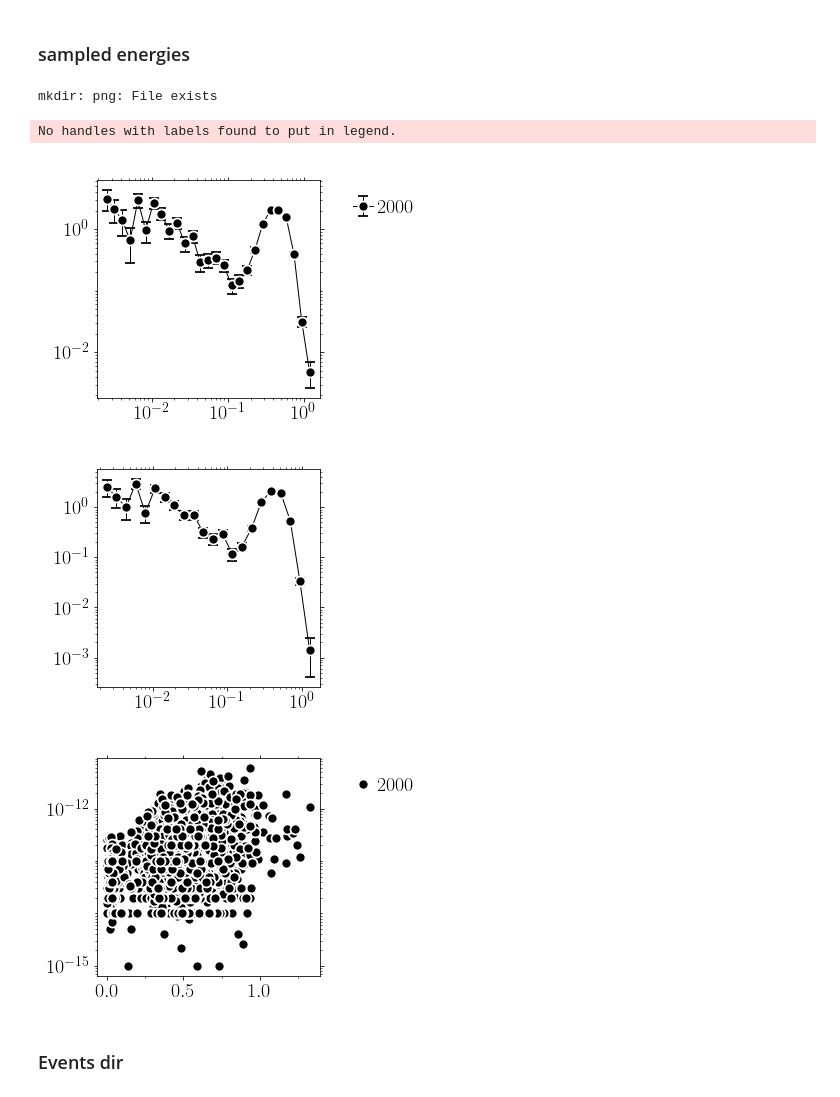
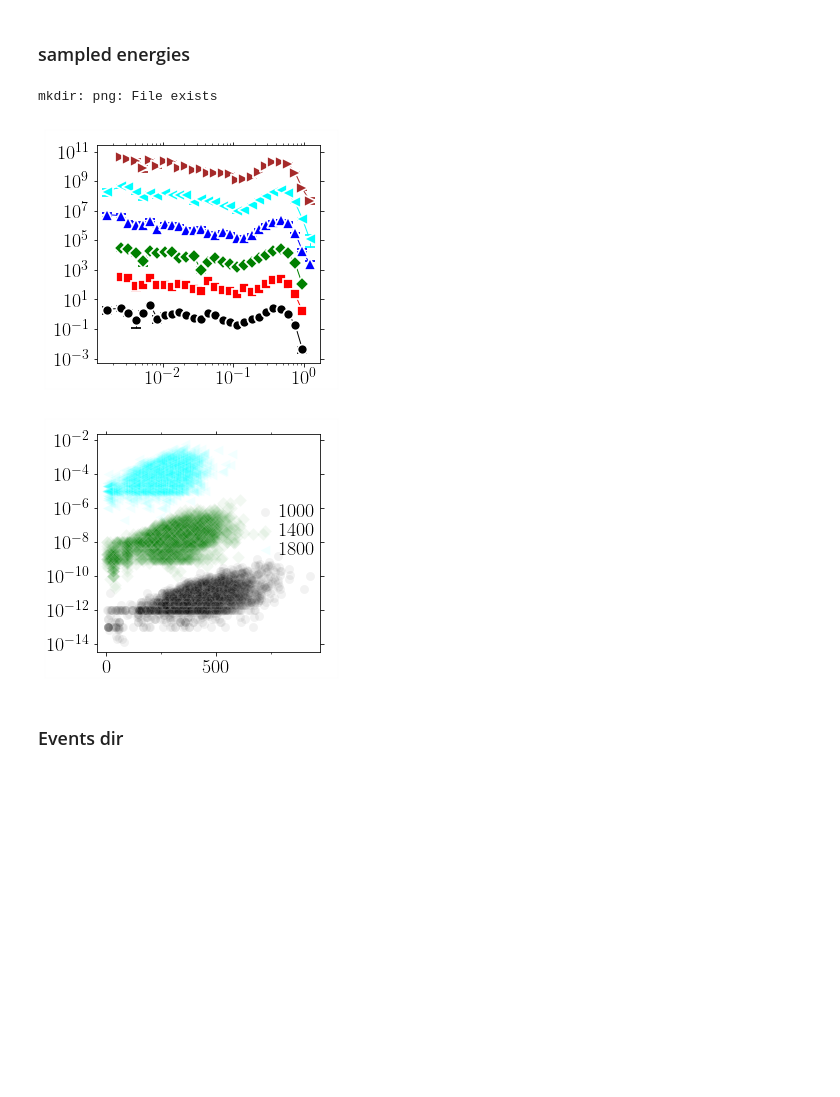
Before and after one commit to kkarimi62/vacancyDiffusion, a Jupyter notebook: postproc/postproc.ipynb, the cells around one changed output. Saved outputs shown, nothing was run; the diff lists cells and outputs as text; code cells hidden in the pictures; blank space fills up the shorter version.

```diff
--- a/postproc/postproc.ipynb
+++ b/postproc/postproc.ipynb
@@ -1634,8 +1844,8 @@ class EnergyStats(Temperature):
             err = err[~filtr]
         #--- plot
             if shift:
-                hist *= 10**indx if shift else 1
-                err *= 10**indx if shift else 1
+                hist *= 100**indx if shift else 1
+                err *= 100**indx if shift else 1
 
             utl.PltErr(bin_edges,hist,
                           yerr=err,
@@ -1650,7 +1860,7 @@ class EnergyStats(Temperature):
                    ax=self.ax,
                    Plot=False,
 
-                    legend=legends.Get(),
+#                    legend=legends.Get(),
                    DrawFrame=DRAW_FRAME,
                    **kwargs
                   )
@@ -1750,16 +1960,18 @@ class EnergyStats(Temperature):
                    ax=self.ax,
                    Plot=False,
 
-                        legend=legends.Get(),
+#                        legend=legends.Get(),
                    DrawFrame=DRAW_FRAME,
                    **kwargs
                   )
 
     def Scatter(self,shift=False,nevery=1,**kwargs):
+        kb_inv=8.61732814974056e05
+
         self.ax = utl.PltErr(None,#ans[:,0],
                         None,#1e8*ans[:,0],
                         attrs={'fmt':'-.r'},Plot=False)
-        symbols=utl.Symbols()
+        symbols=Symbols(markersizes=np.array([10,10,10,12,12,12,10])*8)
         legends = Legends()
         legends.Set(bbox_to_anchor=kwargs['bbox_to_anchor'] if 'bbox_to_anchor' in kwargs #plotAttrs
                     else (1.0,0.5,0.5,0.5))
@@ -1782,13 +1994,16 @@ class EnergyStats(Temperature):
                 print('data_energy.shape (per temperature):',np.array(data_energy).shape)
                 print('data_waitTimes.shape (per temperature):',np.array(data_waitTimes).shape)
             #--- plot scatter
-            scale = 1e5 ** indx if shift else 1
+            scale = 1e2 ** indx if shift else 1
             filtr = data_waitTimes > 0
-            utl.PltErr(data_energy[filtr],scale*data_waitTimes[filtr],
-                        attrs=symbols.GetAttrs(count=indx%7,label=r'$%s$'%temp,fmt='.'),
-                        ax = self.ax,
-                        Plot=False,
-                        )
+#             utl.PltErr(data_energy[filtr]*kb_inv/temp,scale*data_waitTimes[filtr],
+#                         attrs=symbols.GetAttrs(count=indx%7,label=r'$%s$'%temp,fmt='.',alpha=1.0),
+#                         ax = self.ax,
+#                         Plot=False,
+#                         )
+            self.ax.scatter(data_energy[filtr]*kb_inv/temp,scale*data_waitTimes[filtr],
+                        **symbols.GetAttrsScatter(count=indx%7,label=r'$%s$'%temp,fmt='.',alpha=0.1/2),
+                       )
             kount += self.nrun
             #--- plot average
 #             nbins = 8
@@ -1823,59 +2038,58 @@ if not eval(confParser['flags']['RemoteMachine']):
     !mkdir png
 
     stats = EnergyStats(
-#        [1000,1200,1400,1600,1800,2000],8,
+        [1000,1200,1400,1600,1800,2000],8,
 #        [1000,1400,1800,2000],8,
-        [2000],8,
+#        [1000, 1400,1800],8,
         #        np.arange(1000,1440,40),1,
 #        verbose=True
                      )
 #    stats.Parse( list(map(lambda x:'CantorNatom16KTemp%sKEnsemble8/Run%s/msd/timeseries.txt'%(x[0],x[1]),
     stats.Parse( list(map(lambda x:'NiCoCrNatom1KTemp%sK/Run%s/msd/timeseries.txt'%(x[0],x[1]),
 #    stats.Parse( list(map(lambda x:'NiNatom16KTemp%sK/Run%s/msd/timeseries.txt'%(x[0],x[1]),
                          stats.temps_runs ))
                )
     stats.PlotPdf(shift=True,n_per_decade=10,
                         **{'xscale':'log',
                   'yscale':'log',
 #                   'xlim':(1e-3,1e0),
 #                   'ylim':(1e-2,1e2), #(1e-5,1e2),
 #                           'xstr':r'$\Delta t$',
 #                           'ystr':r'$P(\Delta t)$',
                         'ndecade_y':2,
                    'title':'png/BarrierPdf_cantor.png'},
 
                        )
 
-    stats.PlotPdfConcat(scale=False,
-                        splitByType = False,
-                        **{'xscale':'log',
-                      'yscale':'log',
-    #                   'xlim':(1e-3,1e0),
-#                        'ylim':(1e-2,1e2), #(1e-5,1e2),
-    #                           'xstr':r'$\Delta t$',
-    #                           'ystr':r'$P(\Delta t)$',
-    #                        'ndecade_x':2,'ndecade_y':2,
-    #                   'title':'png/BarrierPdf_cantor.png'
-                          },
-                       )
+#     stats.PlotPdfConcat(scale=False,
+#                         splitByType = False,
+#                         **{'xscale':'log',
+#                       'yscale':'log',
+#     #                   'xlim':(1e-3,1e0),
+# #                        'ylim':(1e-2,1e2), #(1e-5,1e2),
+#     #                           'xstr':r'$\Delta t$',
+#     #                           'ystr':r'$P(\Delta t)$',
+#     #                        'ndecade_x':2,'ndecade_y':2,
+#     #                   'title':'png/BarrierPdf_cantor.png'
+#                           },
+#                        )
 
-    stats.Scatter(nevery=1, shift = True,
+    stats.Scatter(nevery=2, shift = True,
                 **{'xscale':'linear',
                   'yscale':'log',
-#                   'xlim':(0,1),
+#                   'xlim':(1e-3,1),
 #                   'ylim':(1e-3,1e1), #(1e-5,1e2),
 #                           'xstr':r'$\Delta t$',
 #                           'ystr':r'$P(\Delta t)$',
-                        'ndecade_y':3,
+#                     'bbox_to_anchor':(0.56,0.27,0.5,0.5),
+                        'ndecade_y':2,
                    'title':'png/twVsEnergy_nicocr.png',
                   }
 )
 # %% [output]
 mkdir: png: File exists
-No handles with labels found to put in legend.
-[figure, old version]
+[figure, new version]
-[figure, old version]
+[figure, new version]
-[figure, removed]
 # %% [markdown]
 ### Events dir
 # %%
```
Also changed, not shown: parts of 17 cells of this notebook.
